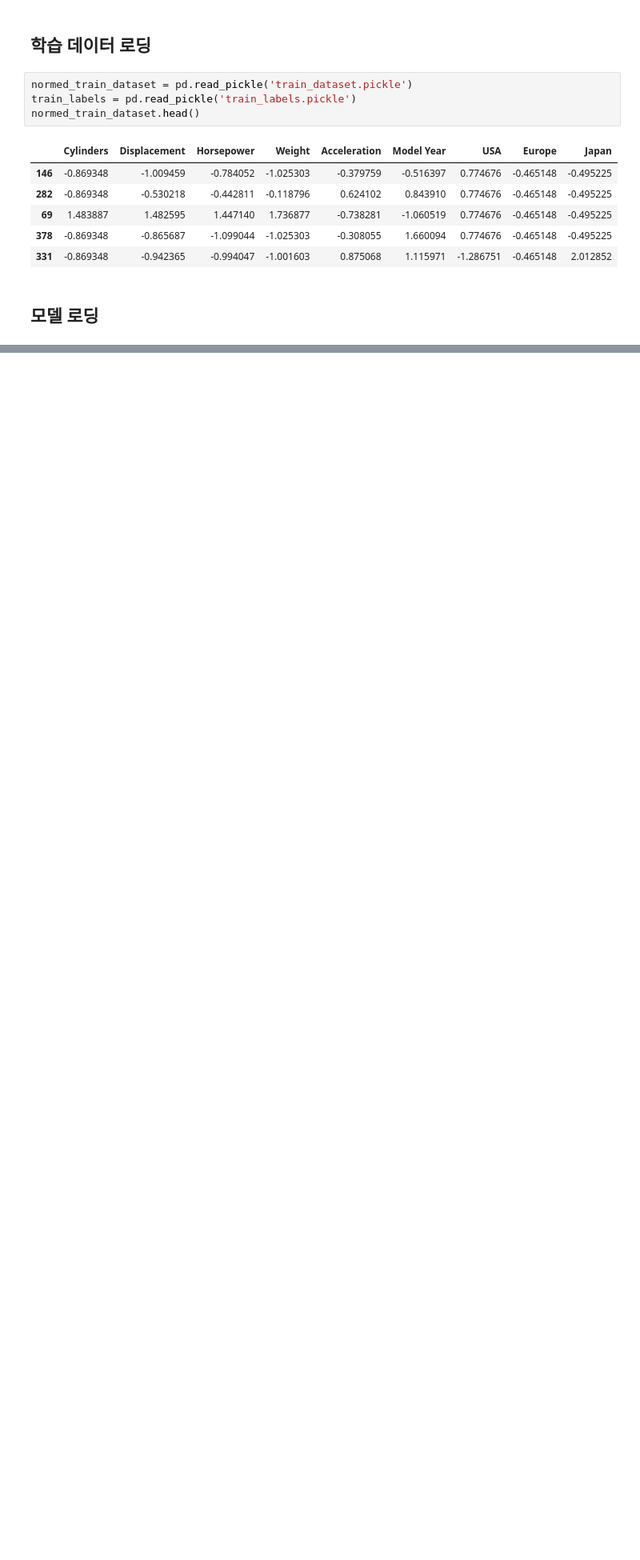
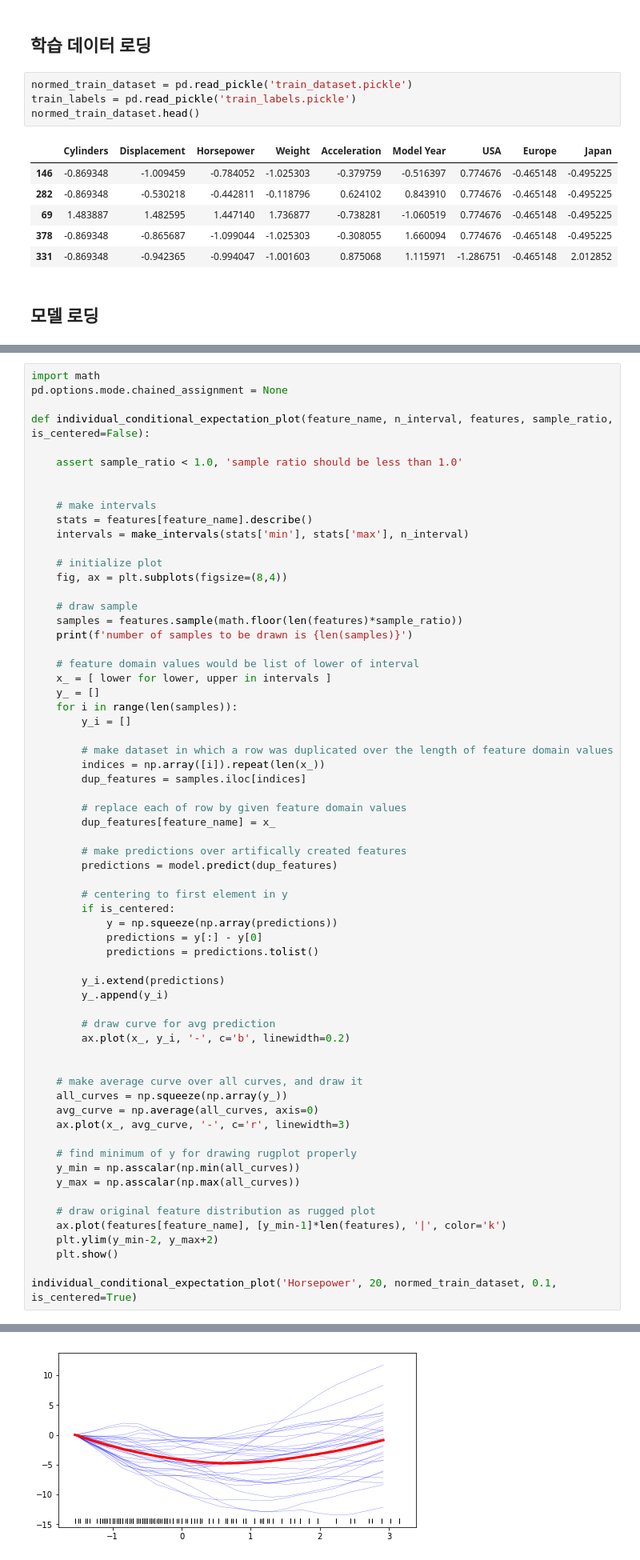
Before and after one commit to hoondori/free_test, a Jupyter notebook: PDP_ICE_ALE_example/PDP_MPG.ipynb, the cells around one changed output, grey strips where cells are left out. Shown: that part at 80% size. Cells and saved outputs as stored; diff of their text form; blank space fills up the shorter version.

```diff
--- a/PDP_ICE_ALE_example/PDP_MPG.ipynb
+++ b/PDP_ICE_ALE_example/PDP_MPG.ipynb
@@ -51,0 +98,65 @@ _________________________________________________________________
+# %%
+import math
+pd.options.mode.chained_assignment = None
+
+def individual_conditional_expectation_plot(feature_name, n_interval, features, sample_ratio, is_centered=False):
+
+    assert sample_ratio < 1.0, 'sample ratio should be less than 1.0'
+
+
+    # make intervals
+    stats = features[feature_name].describe()
+    intervals = make_intervals(stats['min'], stats['max'], n_interval)
+
+    # initialize plot
+    fig, ax = plt.subplots(figsize=(8,4))
+
+    # draw sample
+    samples = features.sample(math.floor(len(features)*sample_ratio))
+    print(f'number of samples to be drawn is {len(samples)}')
+
+    # feature domain values would be list of lower of interval
+    x_ = [ lower for lower, upper in intervals ]
+    y_ = []
+    for i in range(len(samples)):
+        y_i = []
+
+        # make dataset in which a row was duplicated over the length of feature domain values
+        indices = np.array([i]).repeat(len(x_))
+        dup_features = samples.iloc[indices]
+
+        # replace each of row by given feature domain values
+        dup_features[feature_name] = x_
+
+        # make predictions over artifically created features
+        predictions = model.predict(dup_features)
+
+        # centering to first element in y
+        if is_centered:
+            y = np.squeeze(np.array(predictions))
+            predictions = y[:] - y[0]
+            predictions = predictions.tolist()
+
+        y_i.extend(predictions)
+        y_.append(y_i)
+
+        # draw curve for avg prediction
+        ax.plot(x_, y_i, '-', c='b', linewidth=0.2)
+
+
+    # make average curve over all curves, and draw it
+    all_curves = np.squeeze(np.array(y_))
+    avg_curve = np.average(all_curves, axis=0)
+    ax.plot(x_, avg_curve, '-', c='r', linewidth=3)
+
+    # find minimum of y for drawing rugplot properly
+    y_min = np.asscalar(np.min(all_curves))
+    y_max = np.asscalar(np.max(all_curves))
+
+    # draw original feature distribution as rugged plot
+    ax.plot(features[feature_name], [y_min-1]*len(features), '|', color='k')
+    plt.ylim(y_min-2, y_max+2)
+    plt.show()
+
+individual_conditional_expectation_plot('Horsepower', 20, normed_train_dataset, 0.1, is_centered=True)
+# %% [output]
@@ -52 +164,2 @@ _________________________________________________________________
+[figure, added]
 # %% [markdown]
```
Also changed, not shown: parts of 11 cells of this notebook.
